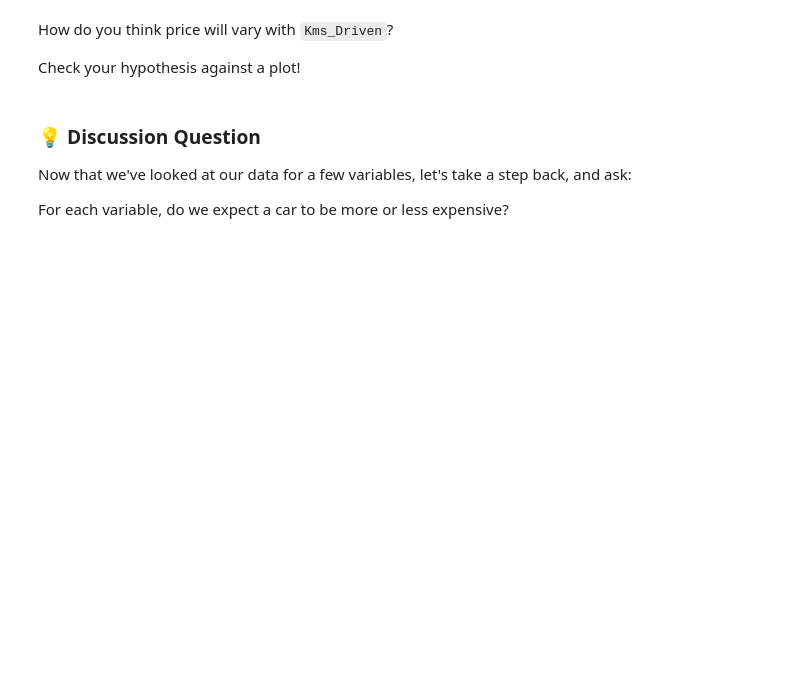
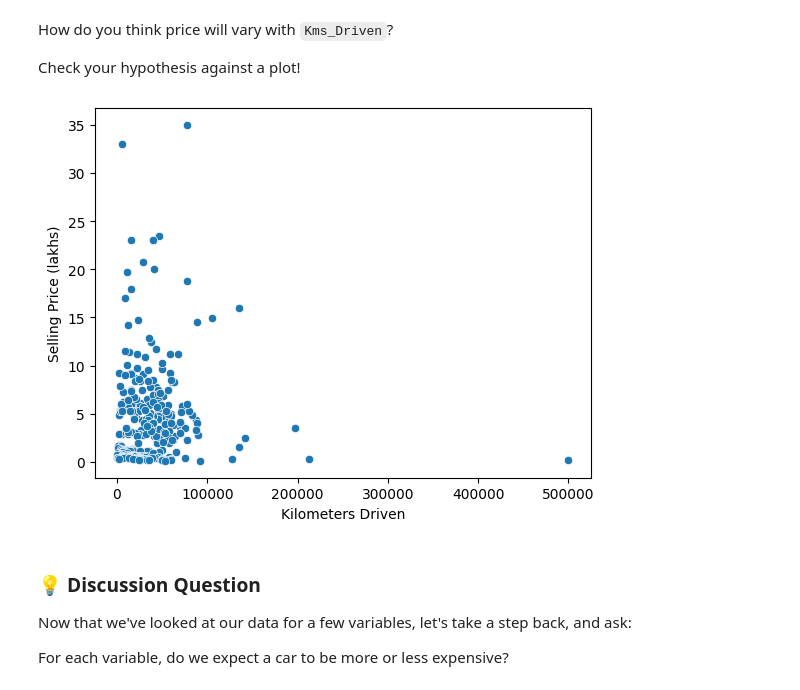
Before and after one commit to fundafun/inspirit_ai, a Jupyter notebook: AryaaMutha_Linear_Regression.ipynb, the cells around one changed output. Saved outputs shown, nothing was run; the diff lists cells and outputs as text; code cells hidden in the pictures; blank space fills up the shorter version.

```diff
--- a/AryaaMutha_Linear_Regression.ipynb
+++ b/AryaaMutha_Linear_Regression.ipynb
@@ -200,3 +205,12 @@ Check your hypothesis against a plot!
+# %%
+### YOUR CODE HERE
+sns.scatterplot(x='Kms_Driven', y='Selling_Price', data=car_data)
+plt.xlabel('Kilometers Driven')
+plt.ylabel('Selling Price (lakhs)')
+plt.show()
+### END CODE
+# %% [output]
+[figure, added]
 # %% [markdown]
 ### 💡 Discussion Question
 Now that we've looked at our data for a few variables, let's take a step back, and ask:
```
Also changed, not shown: parts of 25 cells of this notebook.
